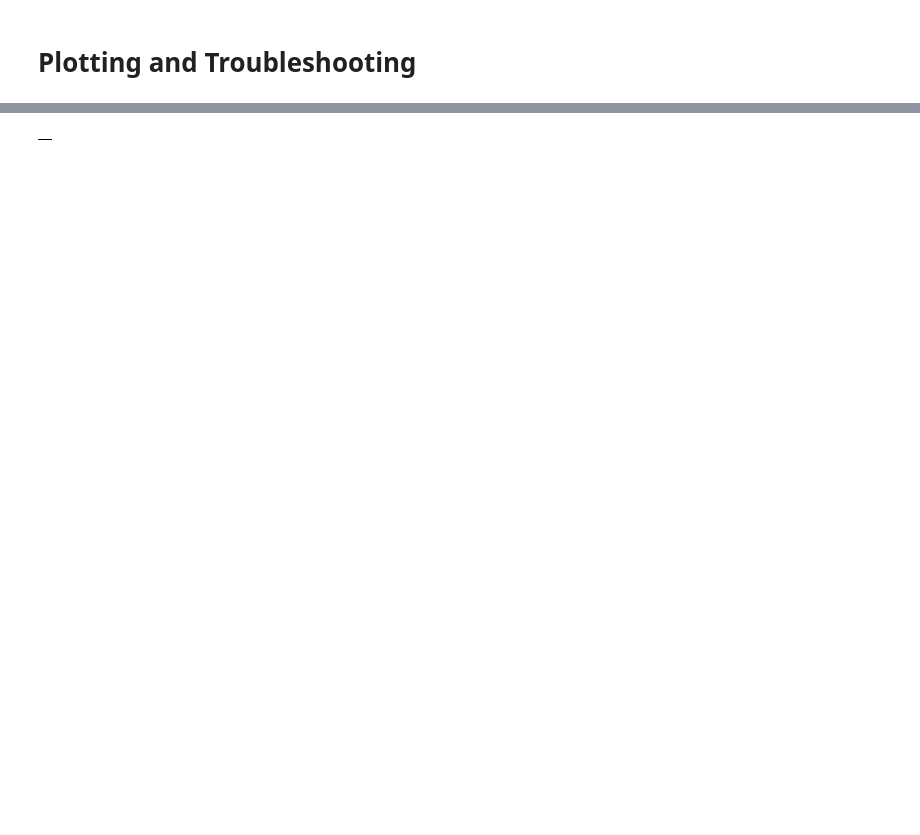
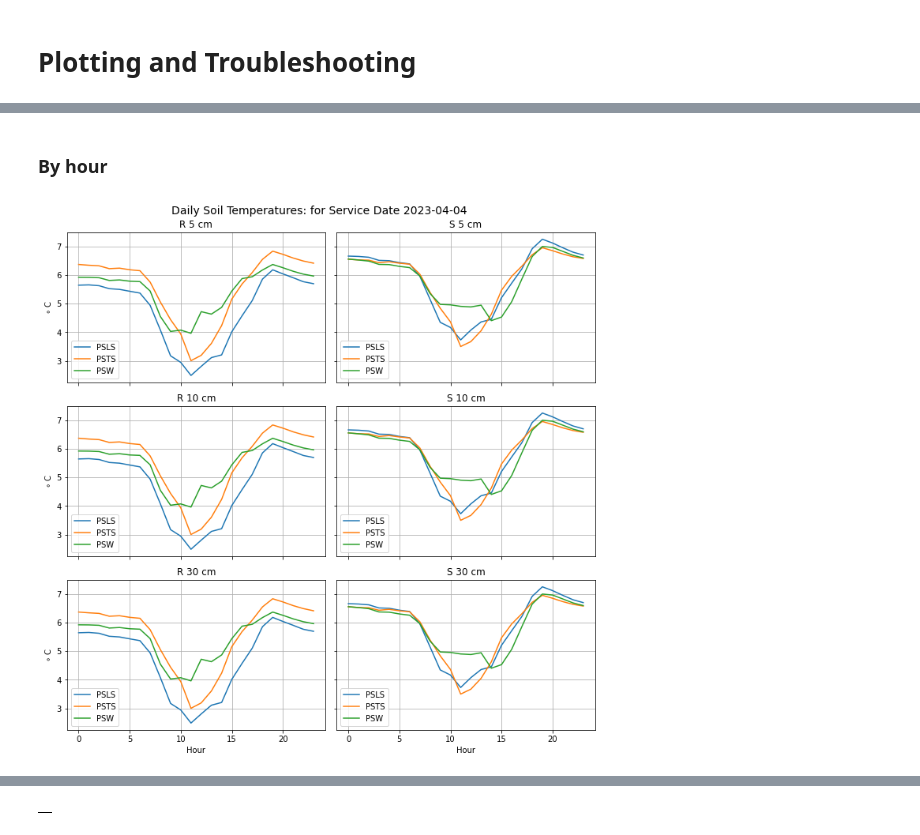
Before and after one commit to ubc-micromet/DataLogger_Programs, a Jupyter notebook: BBS/CompileSoilData.ipynb, the cells around one changed output, grey strips where cells are left out. Drawn from its saved outputs; the diff is of its cells as text; code cells hidden in the pictures; blank space fills up the shorter version.

```diff
--- a/BBS/CompileSoilData.ipynb
+++ b/BBS/CompileSoilData.ipynb
@@ -202,0 +203,30 @@ plt.tight_layout()
+# %% [markdown]
+### By hour
+# %%
+# Only look at specific Service_ID for troubleshooting
+# Set to -1 to ignore
+Service_ID = 2
+if Service_ID >0:
+    AllData['Time']=AllData.index.time
+    ByHour = AllData.loc[AllData['Service_ID']==Service_ID].groupby('Time').mean()
+else:
+    ByHour = AllData.groupby('Time').mean()
+
+
+fig,axes=plt.subplots(3,2,figsize=(10,10),sharey=True,sharex=True)
+for i,d in enumerate(Depths):
+    ax = axes[i]
+    for j,t in enumerate(Treatments):
+        cols = [f'TS_{eco}_{t}_{depth}_AVG' for eco in Ecosystems]
+        AllData[cols].groupby(AllData.index.hour).mean().plot(ax=ax[j])
+        ax[j].legend(Ecosystems)
+        ax[j].grid()
+        ax[j].set_title(f'{t} {d} cm')
+    ax[0].set_ylabel('$\circ$ C')
+ax[0].set_xlabel('Hour')
+ax[1].set_xlabel('Hour')
+plt.tight_layout(rect =[0,0,1,.97])
+if Service_ID >0:plt.suptitle(f'Daily Soil Temperatures: for Service Date {Interval_IDs[i]}',fontsize=14)
+else:plt.suptitle('Daily Soil Temperatures',fontsize=14)
+# %% [output]
+[figure, added]
```
Also changed, not shown: parts of 13 cells of this notebook, 1 other file.
